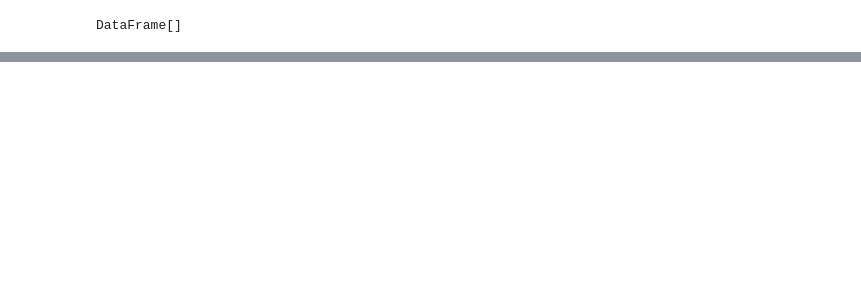
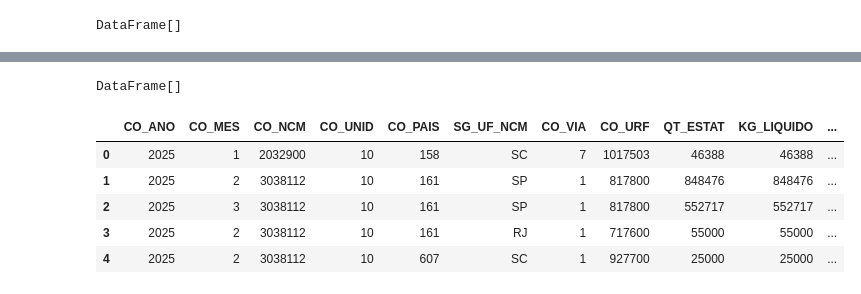
Before and after one commit to igoharaujo/Projeto_Becomex, a Jupyter notebook: extract.ipynb, the cells around one changed output, grey strips where cells are left out. Drawn from its saved outputs; the diff is of its cells as text; code cells hidden in the pictures; blank space fills up the shorter version.

```diff
--- a/extract.ipynb
+++ b/extract.ipynb
@@ -1,16 +0,0 @@
-# %%
-from pyspark.sql import SparkSession
-from delta import configure_spark_with_delta_pip
-
-builder = SparkSession.builder \
-    .appName("SparkTurboDelta") \
-    .master("local[*]") \
-    .config("spark.driver.memory", "6g") \
-    .config("spark.executor.memory", "6g") \
-    .config("spark.sql.shuffle.partitions", "8") \
-    .config("spark.sql.execution.arrow.pyspark.enabled", "true") \
-    .config("spark.jars.packages", "io.delta:delta-core_2.12:2.4.0") \
-    .config("spark.sql.extensions", "io.delta.sql.DeltaSparkSessionExtension") \
-    .config("spark.sql.catalog.spark_catalog", "org.apache.spark.sql.delta.catalog.DeltaCatalog")
-
-spark = configure_spark_with_delta_pip(builder).getOrCreate()
@@ -244,18 +213,50 @@ Tabela export salva com sucesso em: bd_becomex.export
+# %%
+spark.sql("""use bd_becomex""")
+# %% [output]
+DataFrame[]
+# %%
+import pandas as pd
+pd.set_option('display.max_columns', None)
 # %%
-SELECT fi.*, nj.* -- ou selecione colunas específicas, exceto CO_UNID
-FROM bd_becomex.import fi
-INNER JOIN ncm_unidade nu ON fi.CO_UNID = nu.CO_UNID
-INNER JOIN urf u ON fi.CO_URF = u.CO_URF
-INNER JOIN paises p ON fi.CO_PAIS = p.CO_PAIS
-INNER JOIN via v ON fi.CO_VIA = v.CO_VIA
-INNER JOIN (
-    SELECT n.*
+spark.sql("""
+
+WITH ncm_joined AS (
+    SELECT *
     FROM ncm n
     INNER JOIN sh s ON n.CO_SH6 = s.CO_SH6
     INNER JOIN ncm_ppe np ON n.CO_PPE = np.CO_PPE
     INNER JOIN ncm_ppi npi ON n.CO_PPI = npi.CO_PPI
     INNER JOIN ncm_fat_agreg nfa ON n.CO_FAT_AGREG = nfa.CO_FAT_AGREG
     INNER JOIN ncm_cuci nc ON n.CO_CUCI_ITEM = nc.CO_CUCI_ITEM
     INNER JOIN ncm_cgce ncg ON n.CO_CGCE_N3 = ncg.CO_CGCE_N3
     INNER JOIN ncm_isic ni ON n.CO_ISIC_CLASSE = ni.CO_ISIC_CLASSE
-) nj ON fi.CO_NCM = nj.CO_NCM
+),
+fat_import_joined AS (
+    SELECT *
+    FROM bd_becomex.import fi
+    INNER JOIN ncm_unidade nu ON fi.CO_UNID = nu.CO_UNID
+    INNER JOIN urf u ON fi.CO_URF = u.CO_URF
+    INNER JOIN paises p ON fi.CO_PAIS = p.CO_PAIS
+    INNER JOIN via v ON fi.CO_VIA = v.CO_VIA
+),
+fat_export_joined AS (
+    SELECT *
+    FROM bd_becomex.export fe
+    INNER JOIN ncm_unidade nu ON fe.CO_UNID = nu.CO_UNID
+    INNER JOIN urf u ON fe.CO_URF = u.CO_URF
+    INNER JOIN paises p ON fe.CO_PAIS = p.CO_PAIS
+    INNER JOIN via v ON fe.CO_VIA = v.CO_VIA
+)
+SELECT *
+FROM fat_import_joined fi
+INNER JOIN ncm_joined nj ON fi.CO_NCM = nj.CO_NCM
+WHERE fi.CO_ANO = '2025'
+
+""").limit(5).toPandas()
+# %% [output]
+|  | CO_ANO | CO_MES | CO_NCM | CO_UNID | CO_PAIS | SG_UF_NCM | CO_VIA | CO_URF | QT_ESTAT | KG_LIQUIDO | ... |
+| 0 | 2025 | 1 | 2032900 | 10 | 158 | SC | 7 | 1017503 | 46388 | 46388 | ... |
+| 1 | 2025 | 2 | 3038112 | 10 | 161 | SP | 1 | 817800 | 848476 | 848476 | ... |
+| 2 | 2025 | 3 | 3038112 | 10 | 161 | SP | 1 | 817800 | 552717 | 552717 | ... |
+| 3 | 2025 | 2 | 3038112 | 10 | 161 | RJ | 1 | 717600 | 55000 | 55000 | ... |
+| 4 | 2025 | 2 | 3038112 | 10 | 607 | SC | 1 | 927700 | 25000 | 25000 | ... |
```
Also changed, not shown: parts of 6 cells of this notebook, 3 other files.
